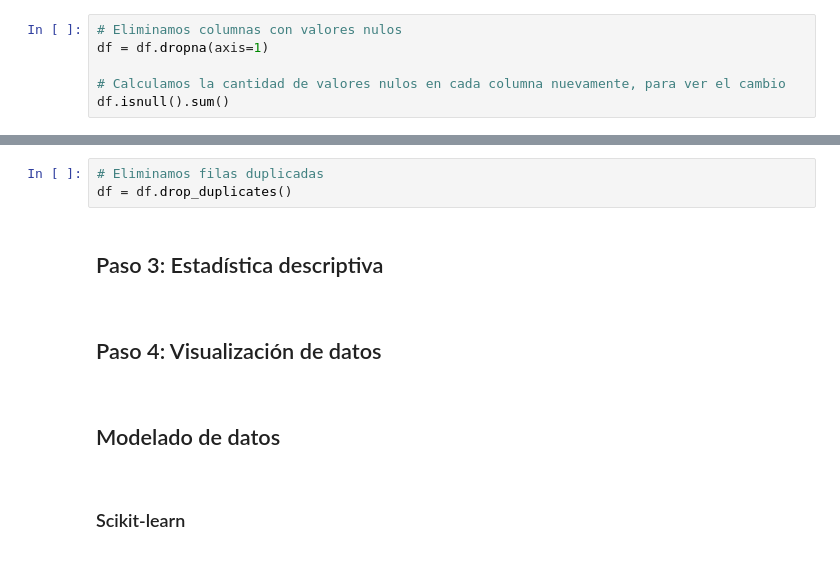
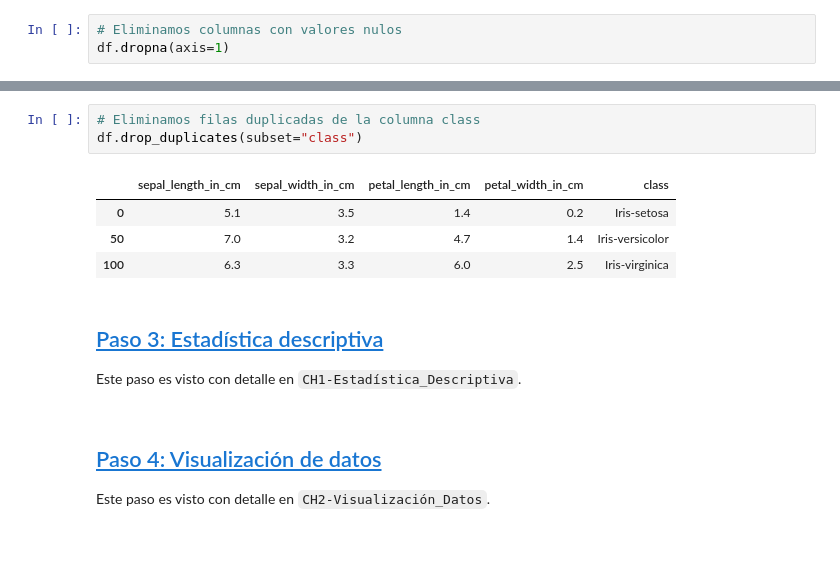
Before and after one commit to narmijoc/INF280-LEC, a Jupyter notebook: CH3-EDA.ipynb, the cells around one changed output, grey strips where cells are left out. Cells and saved outputs as stored; diff of their text form.

```diff
--- a/CH3-EDA.ipynb
+++ b/CH3-EDA.ipynb
@@ -96,6 +161,3 @@ Por ejemplo, el método `df.dropna` nos permitirá eliminar columnas con valores
 # %%
 # Eliminamos columnas con valores nulos
-df = df.dropna(axis=1)
-
-# Calculamos la cantidad de valores nulos en cada columna nuevamente, para ver el cambio
-df.isnull().sum()
+df.dropna(axis=1)
@@ -113,19 +172,20 @@ dtype: int64
 # %%
-# Eliminamos filas duplicadas
-df = df.drop_duplicates()
+# Eliminamos filas duplicadas de la columna class
+df.drop_duplicates(subset="class")
+# %% [output]
+|  | sepal_length_in_cm | sepal_width_in_cm | petal_length_in_cm | petal_width_in_cm | class |
+| 0 | 5.1 | 3.5 | 1.4 | 0.2 | Iris-setosa |
+| 50 | 7.0 | 3.2 | 4.7 | 1.4 | Iris-versicolor |
+| 100 | 6.3 | 3.3 | 6.0 | 2.5 | Iris-virginica |
-# %% [markdown]
-<div id='estadistica_descriptiva'>
-
-## Paso 3: Estadística descriptiva
+# %% [markdown]
+<div id='estadistica_descriptiva'>
+
+## [Paso 3: Estadística descriptiva](https://github.com/narmijoc/INF280-LEC/blob/main/CH1-Estad%C3%ADstica_Descriptiva.ipynb)
+
+Este paso es visto con detalle en `CH1-Estadística_Descriptiva`.
 # %% [markdown]
 <div id='visualizacion_datos'>
 
-## Paso 4: Visualización de datos
+## [Paso 4: Visualización de datos](https://github.com/narmijoc/INF280-LEC/blob/main/CH2-Visualizaci%C3%B3n_Datos.ipynb)
+
+Este paso es visto con detalle en `CH2-Visualización_Datos`.
-# %% [markdown]
-<div id='modelado_datos'>
-
-## Modelado de datos
-# %% [markdown]
-<div id='scikit-learn'>
-
-### Scikit-learn
```
Also changed, not shown: parts of 27 cells of this notebook, 1 other file.
